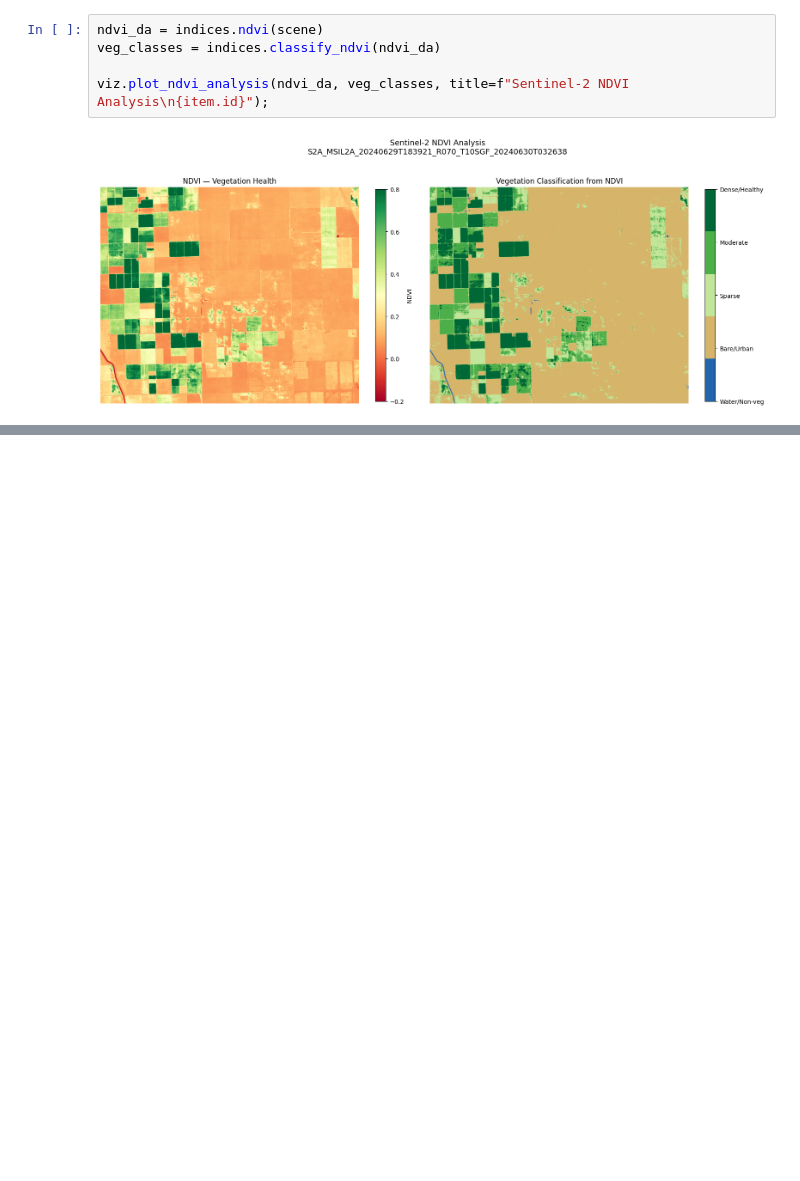
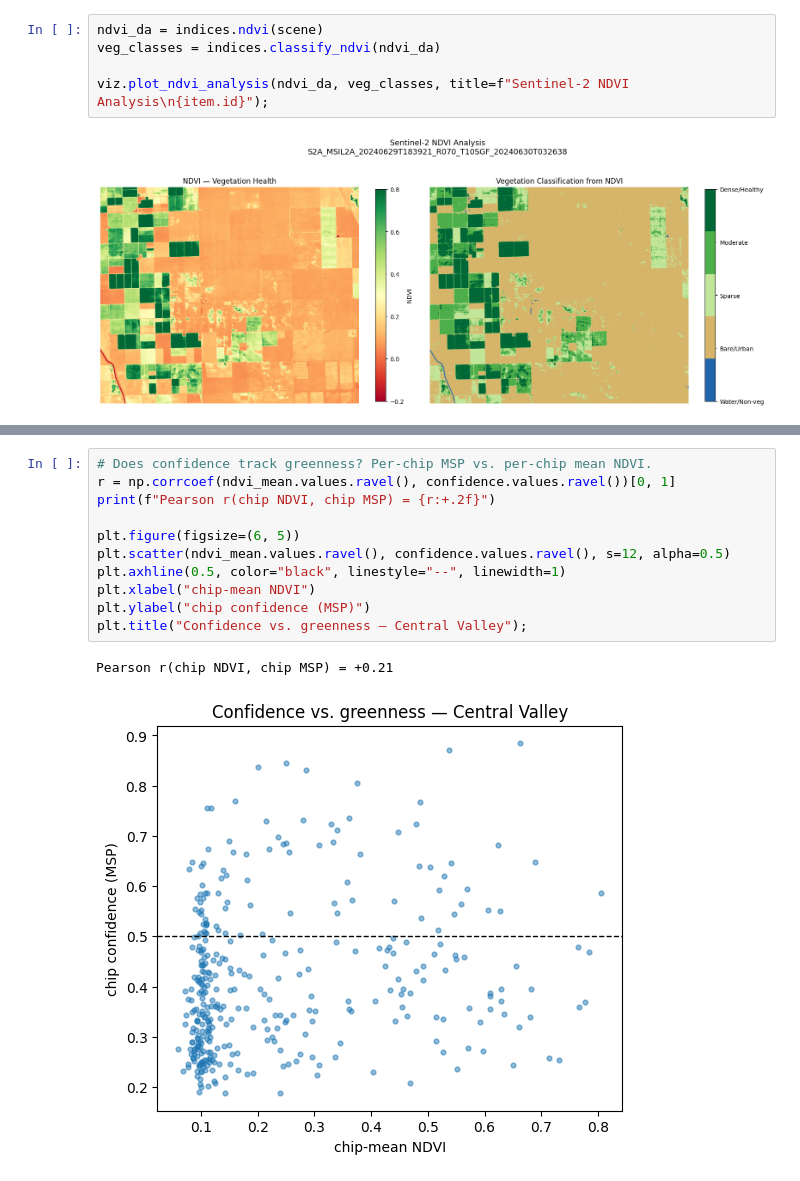
Before and after one commit to adityakher/eoml, a Jupyter notebook: notebooks/walkthrough.ipynb, the cells around one changed output, grey strips where cells are left out. Saved outputs shown, nothing was run; the diff lists cells and outputs as text; blank space fills up the shorter version.

```diff
--- a/notebooks/walkthrough.ipynb
+++ b/notebooks/walkthrough.ipynb
@@ -183,0 +240,14 @@ Vegetated fraction (NDVI >= 0.2): 29%
+# %%
+# Does confidence track greenness? Per-chip MSP vs. per-chip mean NDVI.
+r = np.corrcoef(ndvi_mean.values.ravel(), confidence.values.ravel())[0, 1]
+print(f"Pearson r(chip NDVI, chip MSP) = {r:+.2f}")
+
+plt.figure(figsize=(6, 5))
+plt.scatter(ndvi_mean.values.ravel(), confidence.values.ravel(), s=12, alpha=0.5)
+plt.axhline(0.5, color="black", linestyle="--", linewidth=1)
+plt.xlabel("chip-mean NDVI")
+plt.ylabel("chip confidence (MSP)")
+plt.title("Confidence vs. greenness — Central Valley");
+# %% [output]
+Pearson r(chip NDVI, chip MSP) = +0.21
+[figure, added]
```
Also changed, not shown: parts of 22 cells of this notebook, 8 other files.
